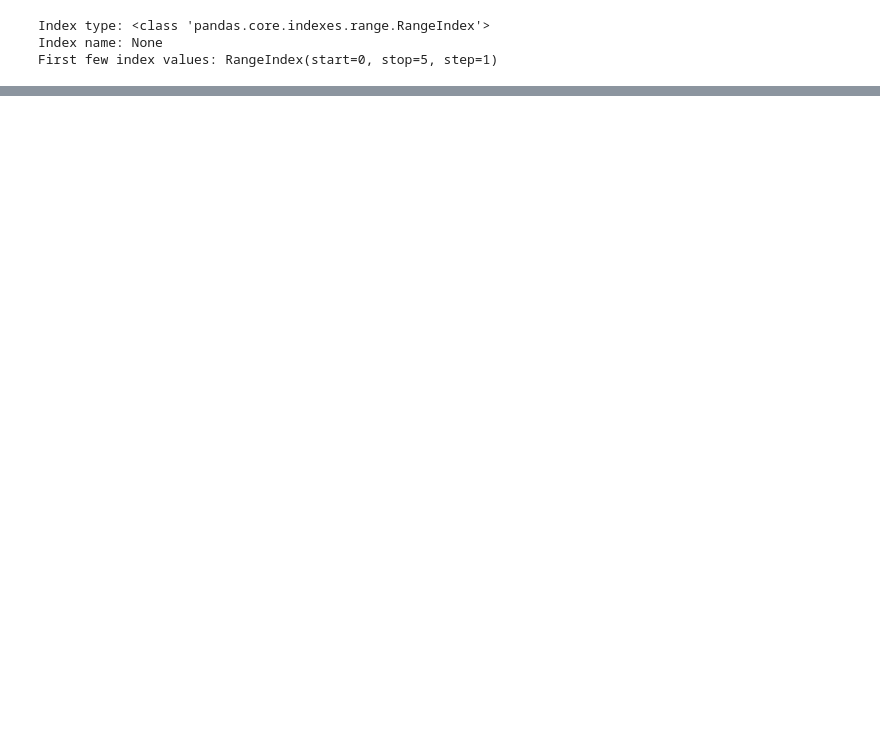
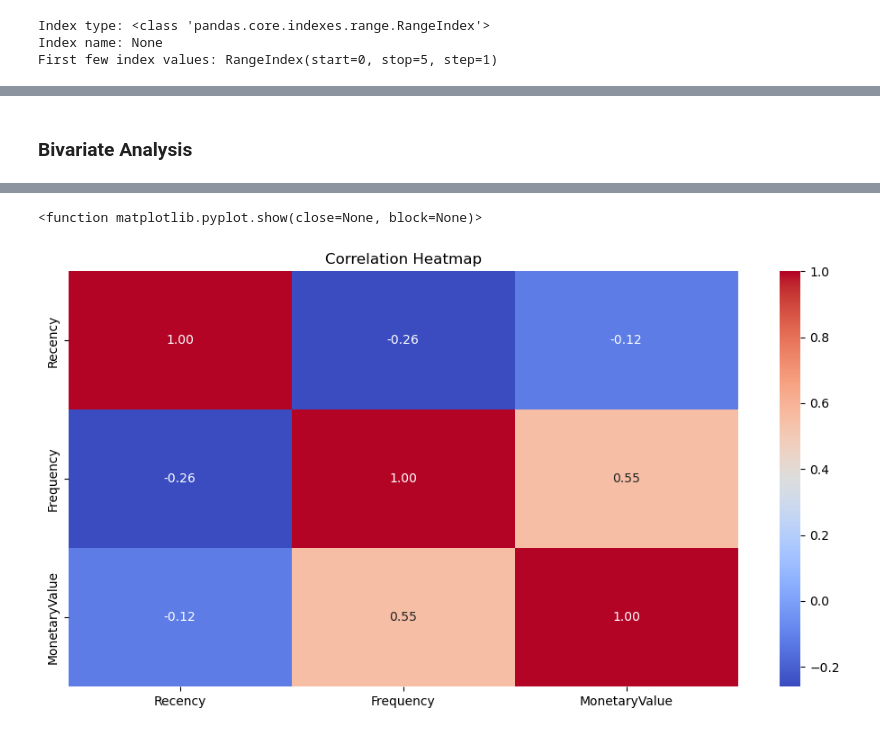
Before and after one commit to Bhavesh2123/Ecommerce-Customer-Segmentation-ltv, a Jupyter notebook: Notebooks/EDA.ipynb, the cells around one changed output, grey strips where cells are left out. Cells and saved outputs as stored; diff of their text form; code cells hidden in the pictures; blank space fills up the shorter version.

```diff
--- a/Notebooks/EDA.ipynb
+++ b/Notebooks/EDA.ipynb
@@ -249,0 +361,11 @@ First few index values: RangeIndex(start=0, stop=5, step=1)
+# %% [markdown]
+### Bivariate Analysis
+# %%
+!pip install seaborn
+!pip install matplotlib
+import matplotlib.pyplot as plt
+plt.figure(figsize=(12,6))
+sns.heatmap(df.corr(numeric_only=True), annot=True, cmap="coolwarm",fmt=".2f")
+plt.title("Correlation Heatmap")
+plt.show
+# %% [output]
@@ -249,0 +389,2 @@ First few index values: RangeIndex(start=0, stop=5, step=1)
+<function matplotlib.pyplot.show(close=None, block=None)>
+[figure, added]
```
Also changed, not shown: parts of 23 cells of this notebook, 3 other files.
